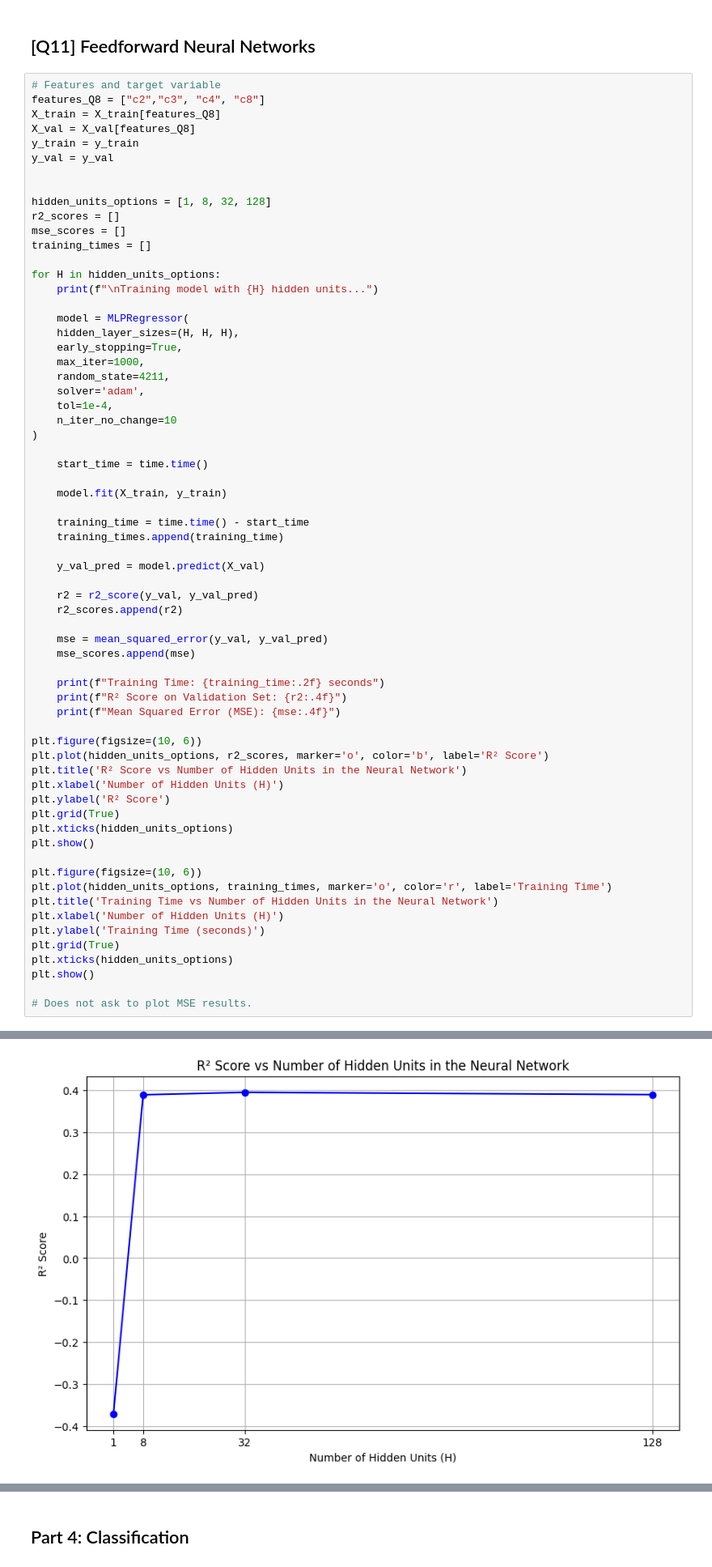
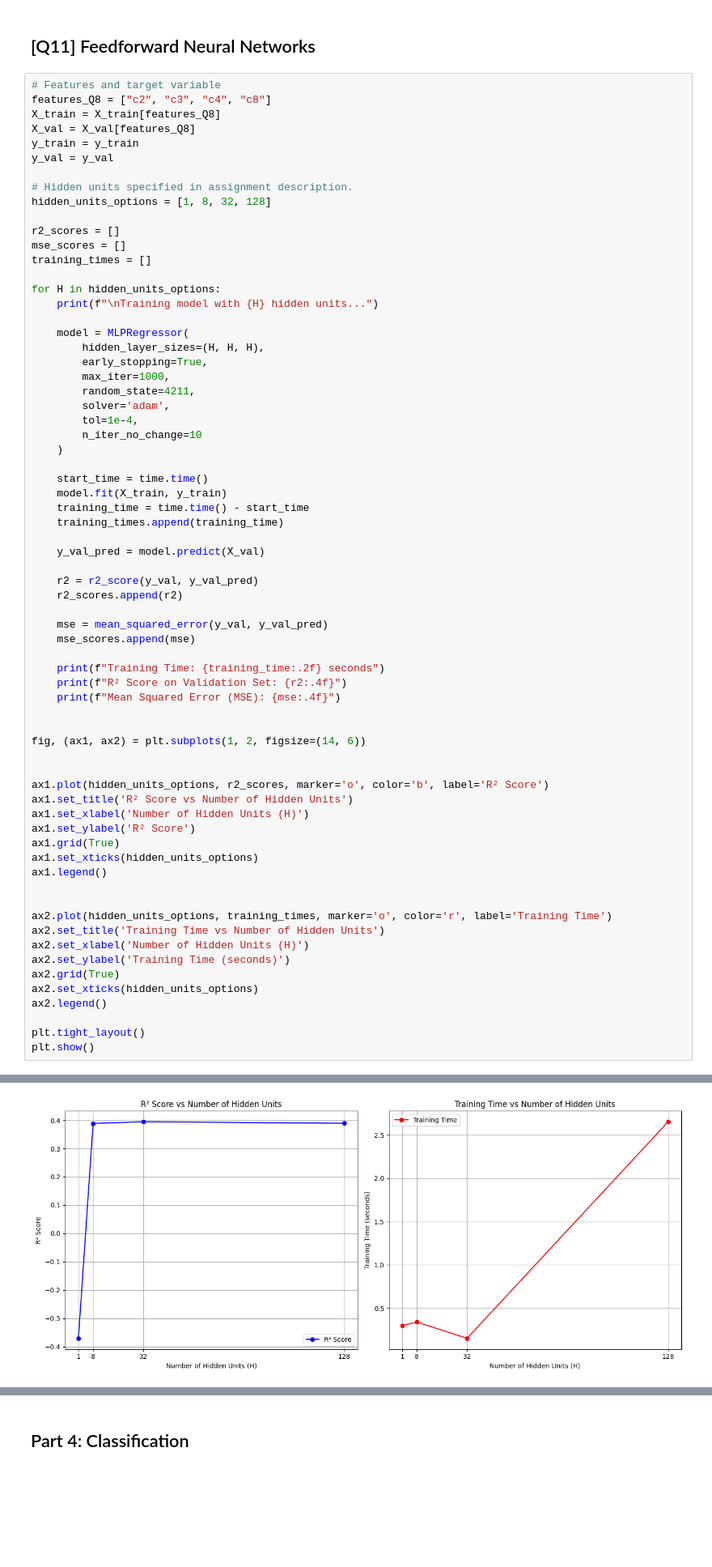
Before and after one commit to AnSloge/HKUST-COMP4211-Programming-Assignment-1, a Jupyter notebook: analysis.ipynb, the cells around one changed output, grey strips where cells are left out. Shown: that part at 81% size. Drawn from its saved outputs; the diff is of its cells as text; blank space fills up the shorter version.

```diff
--- a/analysis.ipynb
+++ b/analysis.ipynb
@@ -734,14 +600,15 @@ Updated regression model with c2, c3, c4, c8, and c7:
 ##  [Q11] Feedforward Neural Networks
 # %%
 # Features and target variable
-features_Q8 = ["c2","c3", "c4", "c8"]
+features_Q8 = ["c2", "c3", "c4", "c8"]
 X_train = X_train[features_Q8]
 X_val = X_val[features_Q8]
 y_train = y_train
 y_val = y_val
 
+# Hidden units specified in assignment description.
+hidden_units_options = [1, 8, 32, 128]
 
-hidden_units_options = [1, 8, 32, 128]
 r2_scores = []
 mse_scores = []
 training_times = []
@@ -750,19 +617,17 @@ for H in hidden_units_options:
     print(f"\nTraining model with {H} hidden units...")
 
     model = MLPRegressor(
-    hidden_layer_sizes=(H, H, H),
-    early_stopping=True,
-    max_iter=1000,
-    random_state=4211,
-    solver='adam',
-    tol=1e-4,
-    n_iter_no_change=10
-)
+        hidden_layer_sizes=(H, H, H),
+        early_stopping=True,
+        max_iter=1000,
+        random_state=4211,
+        solver='adam',
+        tol=1e-4,
+        n_iter_no_change=10
+    )
 
     start_time = time.time()
-
     model.fit(X_train, y_train)
-
     training_time = time.time() - start_time
     training_times.append(training_time)
 
@@ -778,24 +643,28 @@ for H in hidden_units_options:
     print(f"R² Score on Validation Set: {r2:.4f}")
     print(f"Mean Squared Error (MSE): {mse:.4f}")
 
-plt.figure(figsize=(10, 6))
-plt.plot(hidden_units_options, r2_scores, marker='o', color='b', label='R² Score')
-plt.title('R² Score vs Number of Hidden Units in the Neural Network')
-plt.xlabel('Number of Hidden Units (H)')
-plt.ylabel('R² Score')
-plt.grid(True)
-plt.xticks(hidden_units_options)
+
+fig, (ax1, ax2) = plt.subplots(1, 2, figsize=(14, 6))
+
+
+ax1.plot(hidden_units_options, r2_scores, marker='o', color='b', label='R² Score')
+ax1.set_title('R² Score vs Number of Hidden Units')
+ax1.set_xlabel('Number of Hidden Units (H)')
+ax1.set_ylabel('R² Score')
+ax1.grid(True)
+ax1.set_xticks(hidden_units_options)
+ax1.legend()
+
+
+ax2.plot(hidden_units_options, training_times, marker='o', color='r', label='Training Time')
+ax2.set_title('Training Time vs Number of Hidden Units')
+ax2.set_xlabel('Number of Hidden Units (H)')
+ax2.set_ylabel('Training Time (seconds)')
+ax2.grid(True)
+ax2.set_xticks(hidden_units_options)
+ax2.legend()
+
+plt.tight_layout()
 plt.show()
-
-plt.figure(figsize=(10, 6))
-plt.plot(hidden_units_options, training_times, marker='o', color='r', label='Training Time')
-plt.title('Training Time vs Number of Hidden Units in the Neural Network')
-plt.xlabel('Number of Hidden Units (H)')
-plt.ylabel('Training Time (seconds)')
-plt.grid(True)
-plt.xticks(hidden_units_options)
-plt.show()
-
-# Does not ask to plot MSE results.
 # %% [output]
 Training model with 1 hidden units...
@@ -818,3 +687,3 @@ Training Time: 4.09 seconds
 R² Score on Validation Set: 0.3892
 Mean Squared Error (MSE): 2234.4316
-[figure, old version]
+[figure, new version]
```
Also changed, not shown: parts of 28 cells of this notebook.
